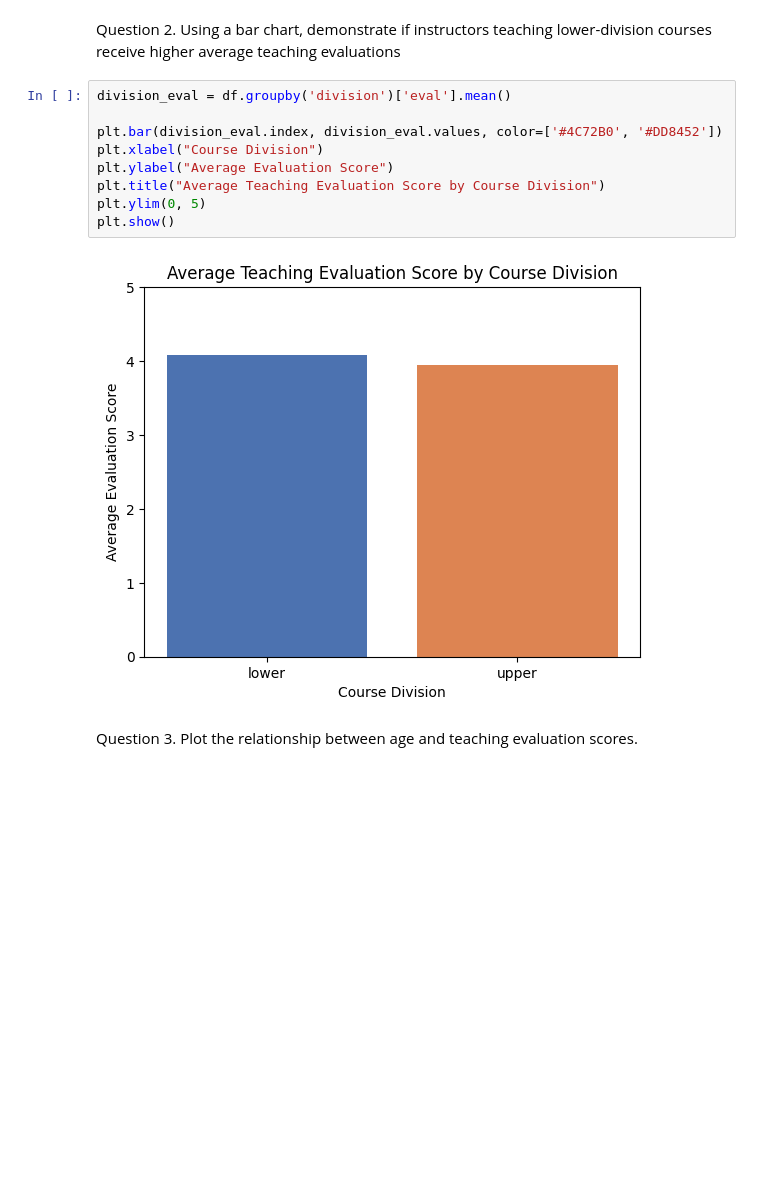
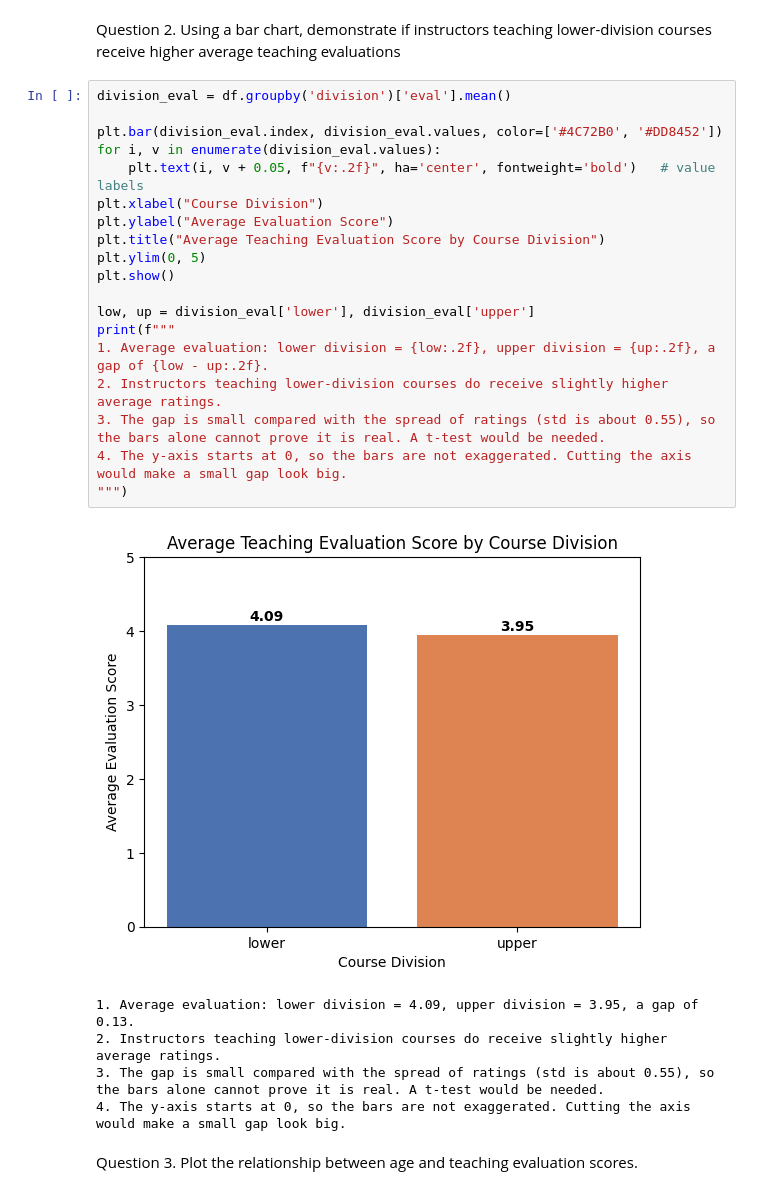
Before and after one commit to Tushar-3512/Data-Science-Practical-, a Jupyter notebook: Practical4.ipynb, the cells around one changed output. Drawn from its saved outputs; the diff is of its cells as text; blank space fills up the shorter version.

```diff
--- a/Practical4.ipynb
+++ b/Practical4.ipynb
@@ -33,15 +48,29 @@ df_unique['age'].std()
 # %% [markdown]
 Question 2. Using a bar chart, demonstrate if instructors teaching lower-division courses receive higher average teaching evaluations
-# %%
-division_eval = df.groupby('division')['eval'].mean()
-
-plt.bar(division_eval.index, division_eval.values, color=['#4C72B0', '#DD8452'])
-plt.xlabel("Course Division")
-plt.ylabel("Average Evaluation Score")
-plt.title("Average Teaching Evaluation Score by Course Division")
-plt.ylim(0, 5)
-plt.show()
-# %% [output]
-[figure, removed]
+# %%
+division_eval = df.groupby('division')['eval'].mean()
+
+plt.bar(division_eval.index, division_eval.values, color=['#4C72B0', '#DD8452'])
+for i, v in enumerate(division_eval.values):
+    plt.text(i, v + 0.05, f"{v:.2f}", ha='center', fontweight='bold')   # value labels
+plt.xlabel("Course Division")
+plt.ylabel("Average Evaluation Score")
+plt.title("Average Teaching Evaluation Score by Course Division")
+plt.ylim(0, 5)
+plt.show()
+
+low, up = division_eval['lower'], division_eval['upper']
+print(f"""
+1. Average evaluation: lower division = {low:.2f}, upper division = {up:.2f}, a gap of {low - up:.2f}.
+2. Instructors teaching lower-division courses do receive slightly higher average ratings.
+3. The gap is small compared with the spread of ratings (std is about 0.55), so the bars alone cannot prove it is real. A t-test would be needed.
+4. The y-axis starts at 0, so the bars are not exaggerated. Cutting the axis would make a small gap look big.
+""")
+# %% [output]
+[figure, added]
+1. Average evaluation: lower division = 4.09, upper division = 3.95, a gap of 0.13.
+2. Instructors teaching lower-division courses do receive slightly higher average ratings.
+3. The gap is small compared with the spread of ratings (std is about 0.55), so the bars alone cannot prove it is real. A t-test would be needed.
+4. The y-axis starts at 0, so the bars are not exaggerated. Cutting the axis would make a small gap look big.
 # %% [markdown]
  Question 3. Plot the relationship between age and teaching evaluation scores.
```
Also changed, not shown: parts of 8 cells of this notebook.
